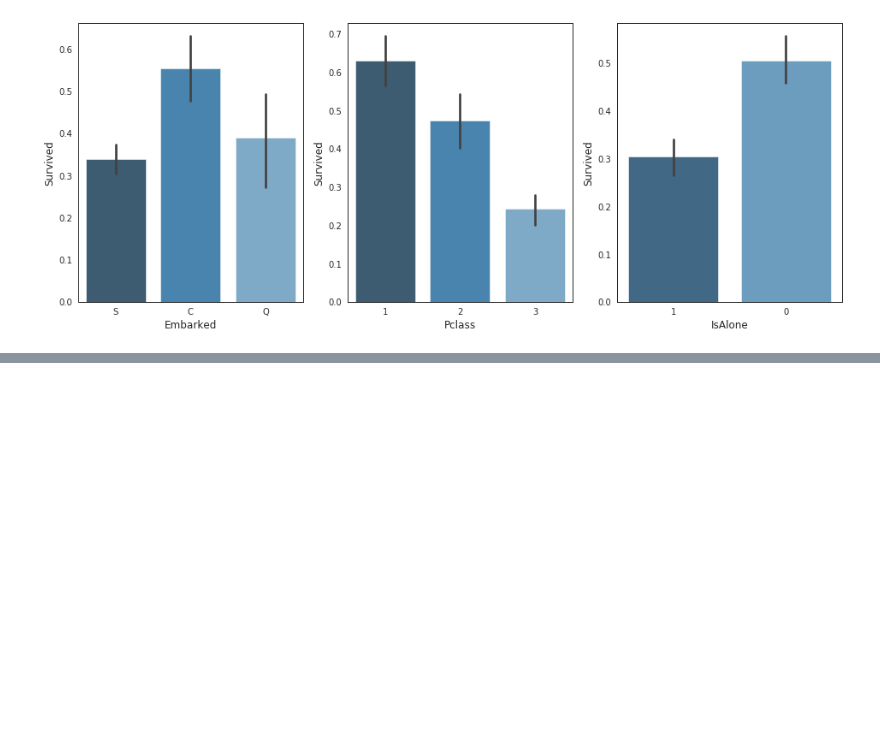
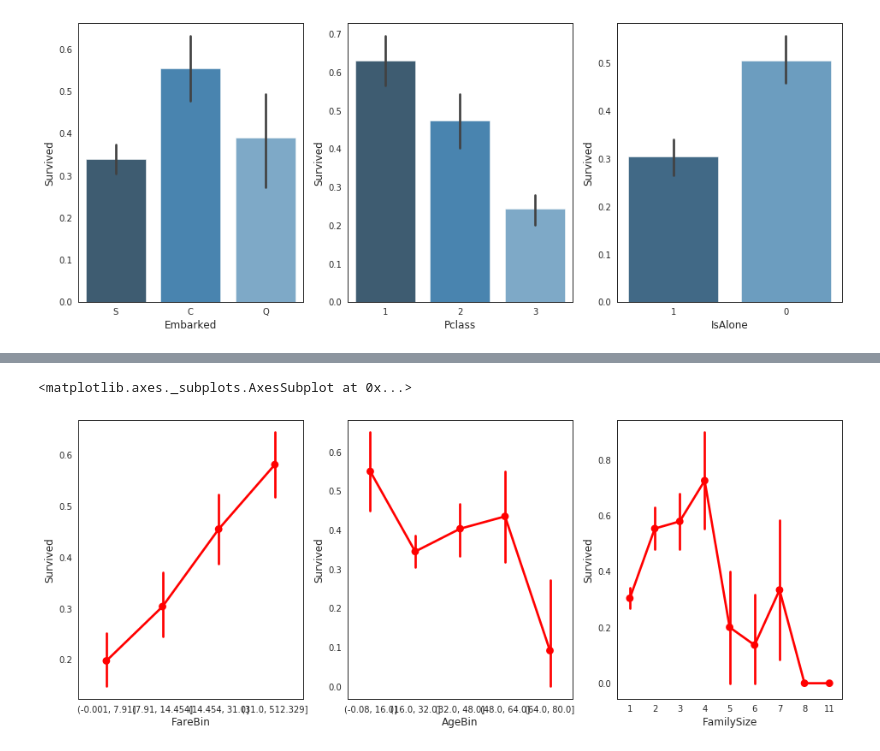
Before and after one commit to KaioViana/Estudos, a Jupyter notebook: titanic.ipynb, the cells around one changed output, grey strips where cells are left out. Cells and saved outputs as stored; diff of their text form; code cells hidden in the pictures; blank space fills up the shorter version.

```diff
--- a/titanic.ipynb
+++ b/titanic.ipynb
@@ -616,0 +625,9 @@ sns.barplot(x='IsAlone', y='Survived', order=[1,0], data=data1, ax=saxis[2], pal
+# %%
+fig, saxis = plt.subplots(1, 3, figsize=(16,6))
+
+sns.pointplot(x='FareBin', y='Survived', data=data1, ax=saxis[0], color='red')
+sns.pointplot(x='AgeBin', y='Survived', data=data1, ax=saxis[1], color='red')
+sns.pointplot(x='FamilySize', y='Survived', data=data1, ax=saxis[2], color='red')
+# %% [output]
+<matplotlib.axes._subplots.AxesSubplot at 0x...>
+[figure, added]
```
Also changed, not shown: parts of 8 cells of this notebook.
